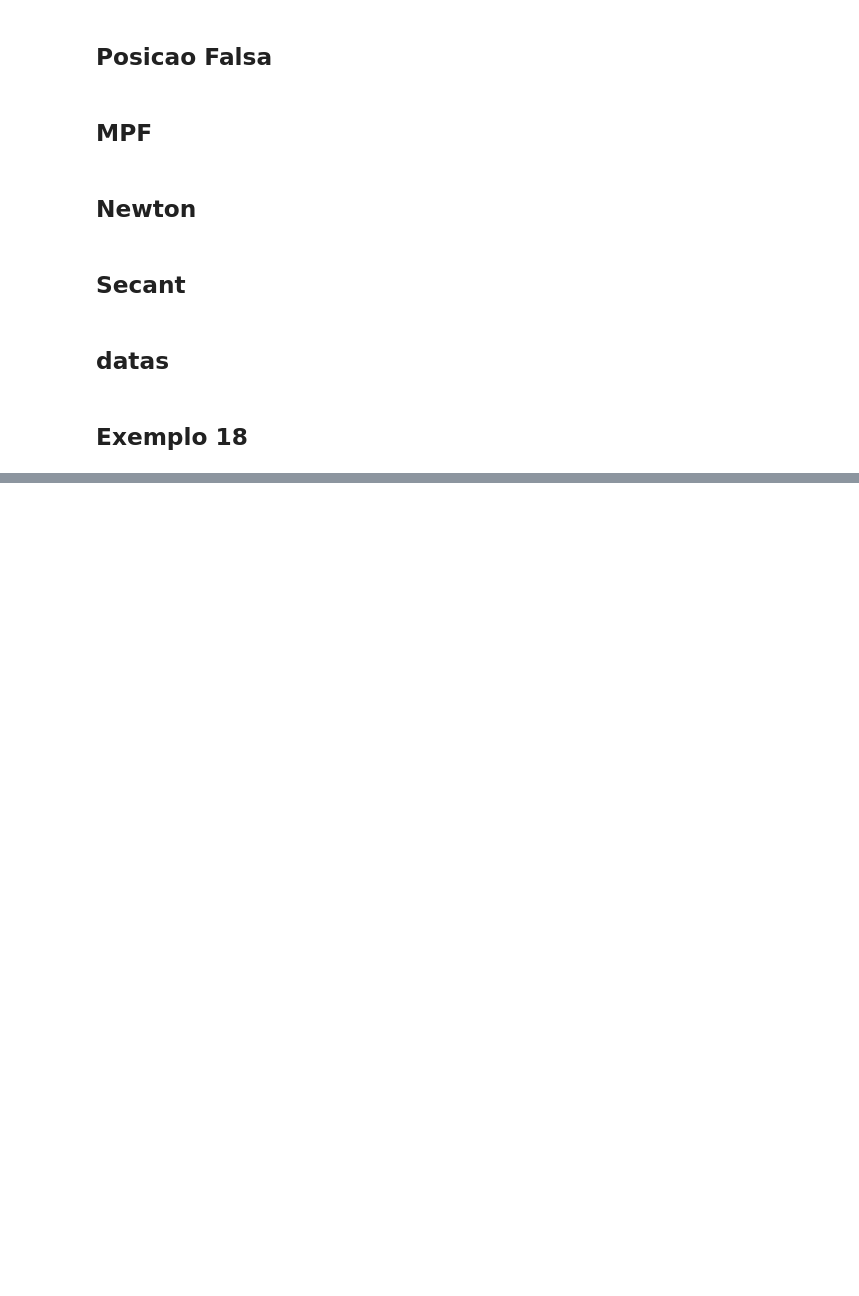
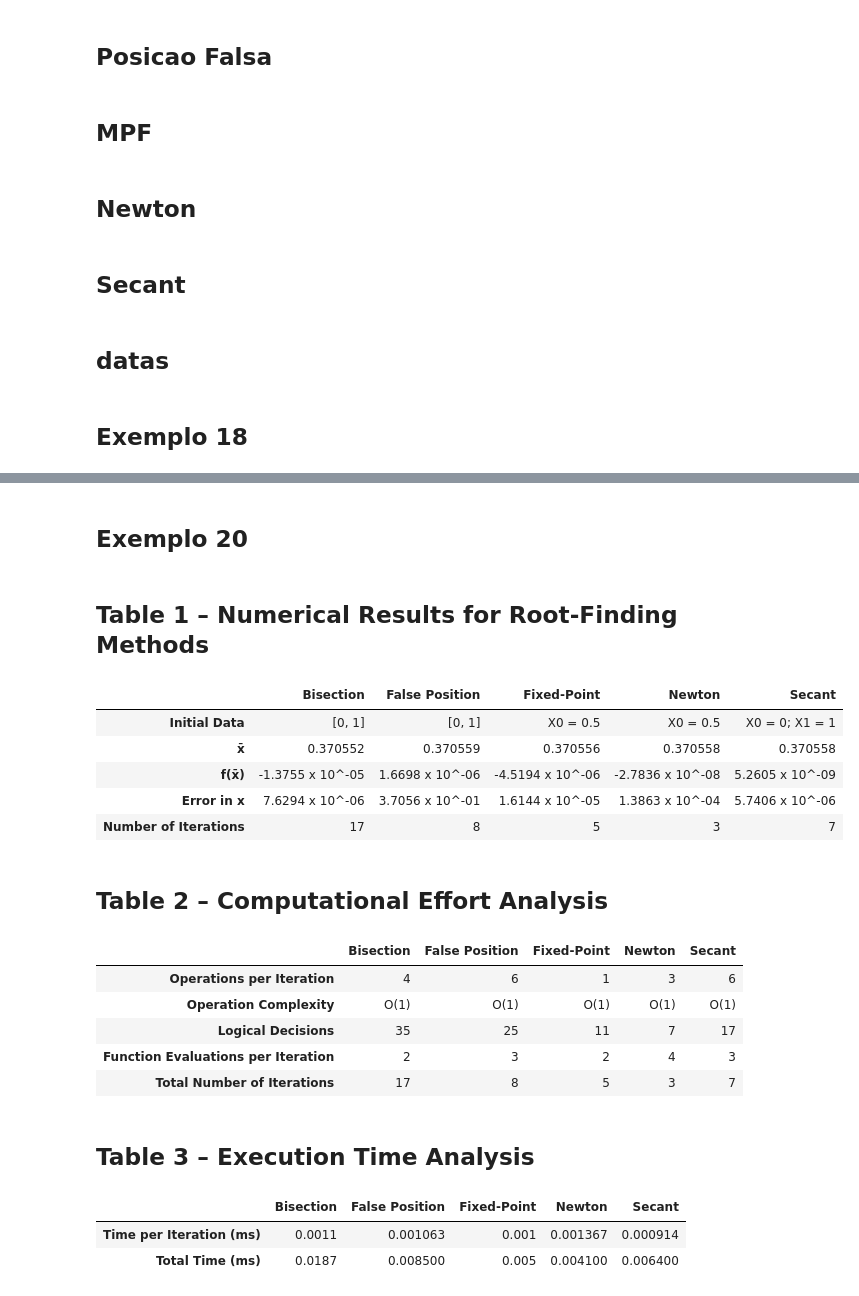
Before and after one commit to mauricioaires30/Matematica-Computacional, a Jupyter notebook: trabalho_02_1.ipynb, the cells around one changed output, grey strips where cells are left out. Drawn from its saved outputs; the diff is of its cells as text; code cells hidden in the pictures; blank space fills up the shorter version.

```diff
--- a/trabalho_02_1.ipynb
+++ b/trabalho_02_1.ipynb
@@ -632,0 +660,34 @@ print_tables(numerical_data, effort_data, time_data)
+# %% [markdown]
+## Exemplo 20
+# %%
+example_function = lambda x: 4 * math.sin(x) - math.e**x
+fixed_point_iteration_function = lambda x: x - 2 * math.sin(x) + .5 * math.e**x
+interval = [0, 1]
+stopping_crit_1 = stopping_crit_2 = 10**-5
+
+numerical_data["bisection"], effort_data["bisection"], time_data["bisection"] = bisection(example_function, interval, stopping_crit_1, 4)
+numerical_data["false_position"], effort_data["false_position"], time_data["false_position"] = false_position(example_function, interval, stopping_crit_1, stopping_crit_2, 4)
+numerical_data["fixed_point"], effort_data["fixed_point"], time_data["fixed_point"] = fixed_point(example_function, fixed_point_iteration_function, .5, stopping_crit_1, stopping_crit_2, 4)
+numerical_data["newton"], effort_data["newton"], time_data["newton"] = newton(example_function, .5, stopping_crit_1, stopping_crit_2, 4)
+numerical_data["secant"], effort_data["secant"], time_data["secant"] = secant(example_function, 0, 1, stopping_crit_1, stopping_crit_2, 4)
+
+print_tables(numerical_data, effort_data, time_data)
+# %% [output]
+## Table 1 – Numerical Results for Root-Finding Methods
+|  | Bisection | False Position | Fixed-Point | Newton | Secant |
+| Initial Data | [0, 1] | [0, 1] | X0 = 0.5 | X0 = 0.5 | X0 = 0; X1 = 1 |
+| x̄ | 0.370552 | 0.370559 | 0.370556 | 0.370558 | 0.370558 |
+| f(x̄) | -1.3755 x 10^-05 | 1.6698 x 10^-06 | -4.5194 x 10^-06 | -2.7836 x 10^-08 | 5.2605 x 10^-09 |
+| Error in x | 7.6294 x 10^-06 | 3.7056 x 10^-01 | 1.6144 x 10^-05 | 1.3863 x 10^-04 | 5.7406 x 10^-06 |
+| Number of Iterations | 17 | 8 | 5 | 3 | 7 |
+## Table 2 – Computational Effort Analysis
+|  | Bisection | False Position | Fixed-Point | Newton | Secant |
+| Operations per Iteration | 4 | 6 | 1 | 3 | 6 |
+| Operation Complexity | O(1) | O(1) | O(1) | O(1) | O(1) |
+| Logical Decisions | 35 | 25 | 11 | 7 | 17 |
+| Function Evaluations per Iteration | 2 | 3 | 2 | 4 | 3 |
+| Total Number of Iterations | 17 | 8 | 5 | 3 | 7 |
+## Table 3 – Execution Time Analysis
+|  | Bisection | False Position | Fixed-Point | Newton | Secant |
+| Time per Iteration (ms) | 0.0011 | 0.001063 | 0.001 | 0.001367 | 0.000914 |
+| Total Time (ms) | 0.0187 | 0.008500 | 0.005 | 0.004100 | 0.006400 |
```
Also changed, not shown: parts of 14 cells of this notebook.
